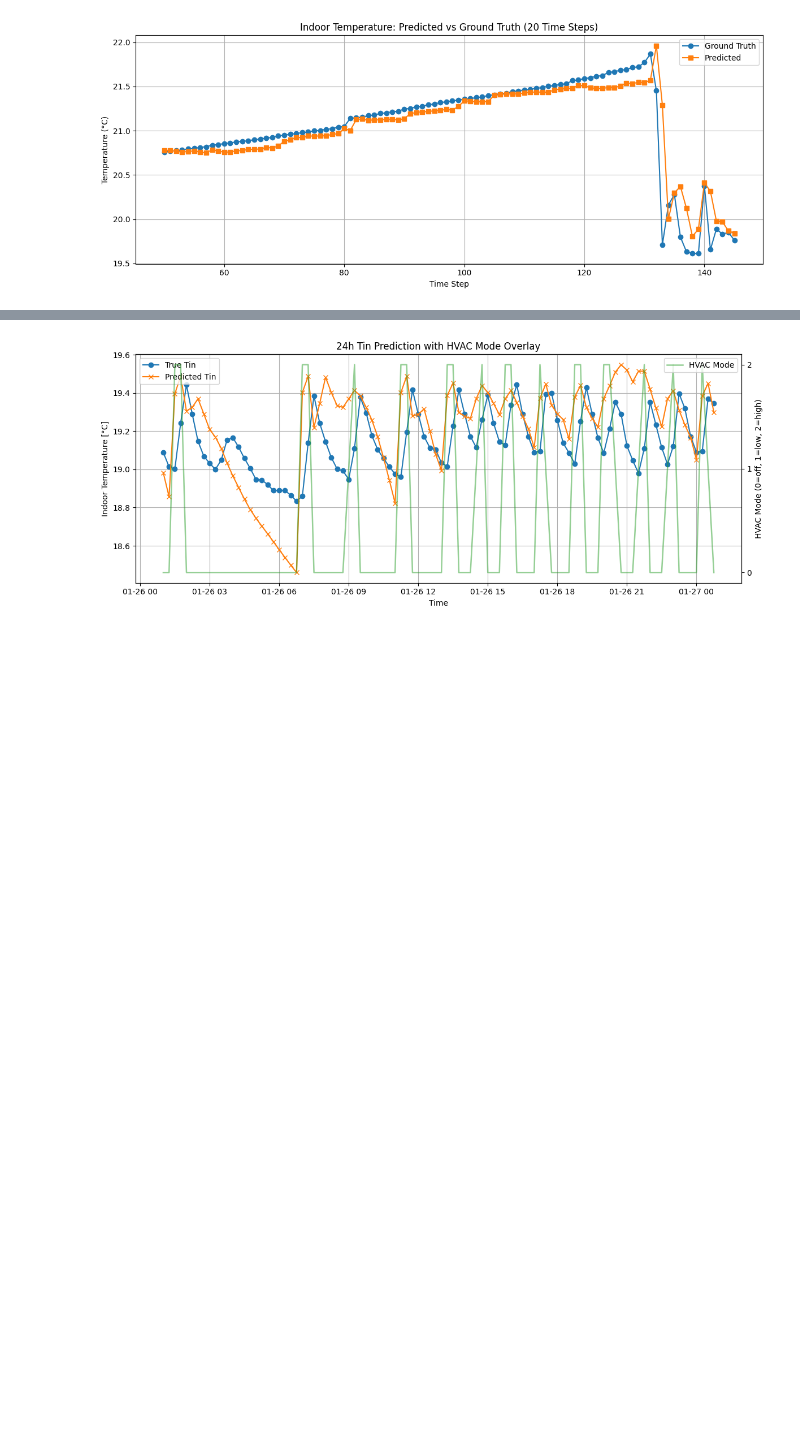
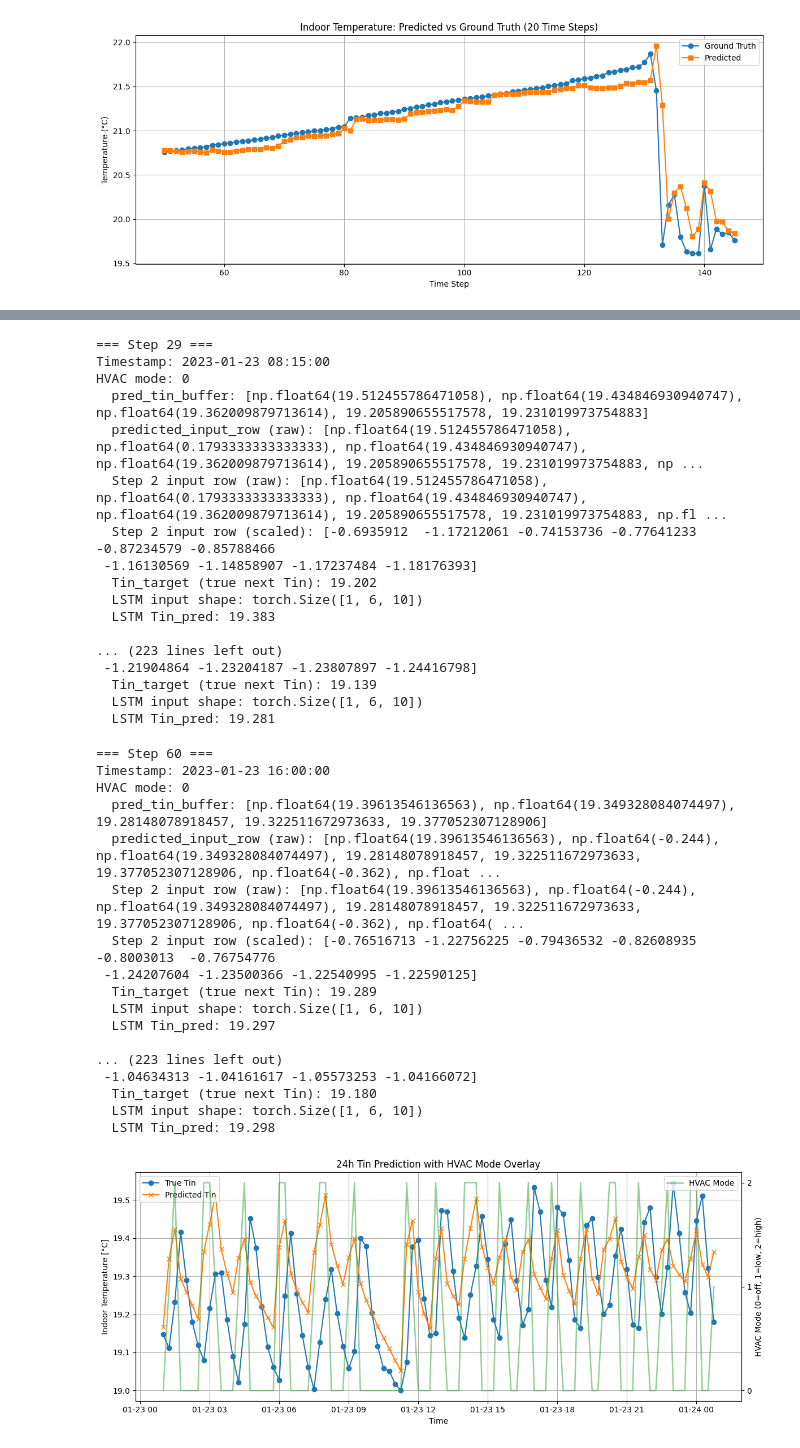
Before and after one commit to Kperis/Thesis_NILM, a Jupyter notebook: HVAC_predict.ipynb, the cells around one changed output, grey strips where cells are left out. Cells and saved outputs as stored; diff of their text form; code cells hidden in the pictures; blank space fills up the shorter version.

```diff
--- a/HVAC_predict.ipynb
+++ b/HVAC_predict.ipynb
@@ -55,13 +55,15 @@ lags_out = [1, 2, 3, 4, 96]
 for lag in lags_out:
     df[f'Tout_lag{lag}'] = df['Tout'].shift(lag)
 # df['Tin_lag4'] = df['Tin'].shift(4)
-df['Tout_lag1'] = df['Tout'].shift(1)
-df['Tout_lag2'] = df['Tout'].shift(2)
+# df['Tout_lag1'] = df['Tout'].shift(1)
+# df['Tout_lag2'] = df['Tout'].shift(2)
 df['Tin_lag4'] = df['Tin'].shift(4)
 df['Tin_lag1'] = df['Tin'].shift(1)
 df['Tin_lag2'] = df['Tin'].shift(2)
 df['Tin_lag3'] = df['Tin'].shift(3)
-
+future_steps = 4
+for i in range(1, future_steps + 1):
+    df[f'Tout_fut{i}'] = df['Tout'].shift(-i)
 
 df['Tin_target']  = df['Tin'].shift(-1).dropna()
 df['is_test'] = (df.index >= test_start) & (df.index <= test_end)
@@ -304,33 +585,32 @@ def predict_Tin_sequence_full(
     return pd.DataFrame(results).set_index('timestamp')
 # %%
 df_test = df[df['is_test']].copy()
-unique_days = df_test.index.normalize().unique()
+# unique_days = df_test.index.normalize().unique()
 
-second_day = unique_days[4]
+# second_day = unique_days[4]
 
-start = pd.to_datetime('2023-02-02 00:00:00')
-end   = pd.to_datetime('2023-02-02 23:59:59')
-df_day = df_test[(df_test.index >= start) & (df_test.index <= end)]
-df_day2 = df[(df.index >= start) & (df.index <= end)]
+# start = pd.to_datetime('2023-02-02 00:00:00')
+# end   = pd.to_datetime('2023-02-02 23:59:59')
+# df_day = df_test[(df_test.index >= start) & (df_test.index <= end)]
+# df_day2 = df[(df.index >= start) & (df.index <= end)]
 
-print(df_day2.shape[0])
+# target_date = pd.to_datetime('2023-02-02').date()
+# df_day = df_test[df_test.index.date == target_date]
 
-target_date = pd.to_datetime('2023-02-02').date()
-df_day = df_test[df_test.index.date == target_date]
+# second_day_mask = df_test.index.normalize() == second_day
+# df_second_day = df_test[second_day_mask]
 
-second_day_mask = df_test.index.normalize() == second_day
-df_second_day = df_test[second_day_mask]
+# window_length = 96
 
-window_length = 96
-
-window_start_idx = df_test.index.get_loc(df_second_day.index[4])
+# window_start_idx = df_test.index.get_loc(df_second_day.index[4])
 
 results_24h = predict_Tin_sequence_full(
     df_test=df_test,
-    window_start_idx=window_start_idx,
-    lr_model=lr,
+    window_start_idx=100,
+    lstm_model=model,
     rf_model=grid.best_estimator_,
-    n_steps=window_length
+    scaler=scaler,
+    n_steps=96
 )
 
 
@@ -357 +653,35 @@ plt.show()
+=== Step 29 ===
+Timestamp: 2023-01-23 08:15:00
+HVAC mode: 0
+  pred_tin_buffer: [np.float64(19.512455786471058), np.float64(19.434846930940747), np.float64(19.362009879713614), 19.205890655517578, 19.231019973754883]
+  predicted_input_row (raw): [np.float64(19.512455786471058), np.float64(0.1793333333333333), np.float64(19.434846930940747), np.float64(19.362009879713614), 19.205890655517578, 19.231019973754883, np ...
+  Step 2 input row (raw): [np.float64(19.512455786471058), np.float64(0.1793333333333333), np.float64(19.434846930940747), np.float64(19.362009879713614), 19.205890655517578, 19.231019973754883, np.fl ...
+  Step 2 input row (scaled): [-0.6935912  -1.17212061 -0.74153736 -0.77641233 -0.87234579 -0.85788466
+ -1.16130569 -1.14858907 -1.17237484 -1.18176393]
+  Tin_target (true next Tin): 19.202
+  LSTM input shape: torch.Size([1, 6, 10])
+  LSTM Tin_pred: 19.383
+
+... (223 lines left out)
+ -1.21904864 -1.23204187 -1.23807897 -1.24416798]
+  Tin_target (true next Tin): 19.139
+  LSTM input shape: torch.Size([1, 6, 10])
+  LSTM Tin_pred: 19.281
+=== Step 60 ===
+Timestamp: 2023-01-23 16:00:00
+HVAC mode: 0
+  pred_tin_buffer: [np.float64(19.39613546136563), np.float64(19.349328084074497), 19.28148078918457, 19.322511672973633, 19.377052307128906]
+  predicted_input_row (raw): [np.float64(19.39613546136563), np.float64(-0.244), np.float64(19.349328084074497), 19.28148078918457, 19.322511672973633, 19.377052307128906, np.float64(-0.362), np.float ...
+  Step 2 input row (raw): [np.float64(19.39613546136563), np.float64(-0.244), np.float64(19.349328084074497), 19.28148078918457, 19.322511672973633, 19.377052307128906, np.float64(-0.362), np.float64( ...
+  Step 2 input row (scaled): [-0.76516713 -1.22756225 -0.79436532 -0.82608935 -0.8003013  -0.76754776
+ -1.24207604 -1.23500366 -1.22540995 -1.22590125]
+  Tin_target (true next Tin): 19.289
+  LSTM input shape: torch.Size([1, 6, 10])
+  LSTM Tin_pred: 19.297
+
+... (223 lines left out)
+ -1.04634313 -1.04161617 -1.05573253 -1.04166072]
+  Tin_target (true next Tin): 19.180
+  LSTM input shape: torch.Size([1, 6, 10])
+  LSTM Tin_pred: 19.298
-[figure, old version]
+[figure, new version]
```
Also changed, not shown: parts of 7 cells of this notebook.
